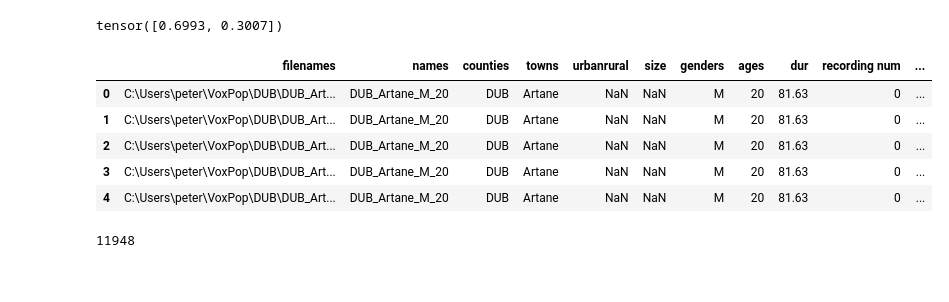
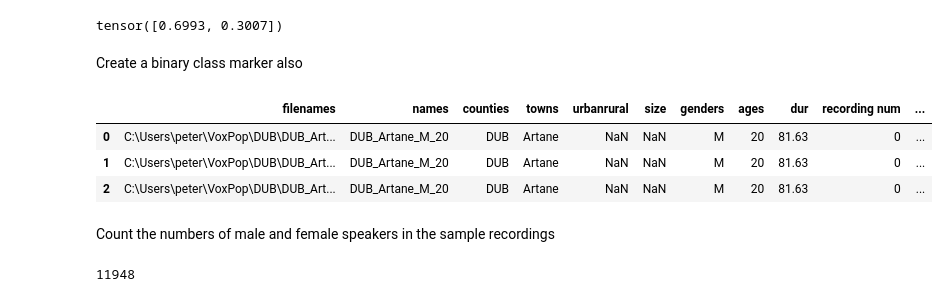
Before and after one commit to dpnolan/voxpop, a Jupyter notebook: irish_accents_class.ipynb, the cells around one changed output. Cells and saved outputs as stored; diff of their text form; code cells hidden in the pictures.

```diff
--- a/irish_accents_class.ipynb
+++ b/irish_accents_class.ipynb
@@ -93,0 +89,3 @@ df2[:5]
+# %%
+recordings1=df1['recording num'].max()
+recordings1
@@ -93,0 +109,4 @@ df2[:5]
+# %%
+#Increase the recording number in the 2nd dataframe so that there are no duplicates
+df2['recording num']=df2['recording num']+recordings1
+df2['recording num']
@@ -153,18 +205,20 @@ class_weights = torch.tensor([weight_dub, weight_antbel],dtype=torch.float)
 class_weights
 # %% [output]
 tensor([0.6993, 0.3007])
+# %% [markdown]
+Create a binary class marker also
 # %%
 mapping = {'DUB': 0, 'ANTBEL': 1}
 input_df['class_id'] = input_df['counties'].map(mapping)
 # %%
-input_df[:5]
+input_df[:3]
 # %% [output]
 |  | filenames | names | counties | towns | urbanrural | size | genders | ages | dur | recording num | ... |
 | 0 | C:\Users\peter\VoxPop\DUB\DUB_Art... | DUB_Artane_M_20 | DUB | Artane | NaN | NaN | M | 20 | 81.63 | 0 | ... |
 | 1 | C:\Users\peter\VoxPop\DUB\DUB_Art... | DUB_Artane_M_20 | DUB | Artane | NaN | NaN | M | 20 | 81.63 | 0 | ... |
 | 2 | C:\Users\peter\VoxPop\DUB\DUB_Art... | DUB_Artane_M_20 | DUB | Artane | NaN | NaN | M | 20 | 81.63 | 0 | ... |
-| 3 | C:\Users\peter\VoxPop\DUB\DUB_Art... | DUB_Artane_M_20 | DUB | Artane | NaN | NaN | M | 20 | 81.63 | 0 | ... |
-| 4 | C:\Users\peter\VoxPop\DUB\DUB_Art... | DUB_Artane_M_20 | DUB | Artane | NaN | NaN | M | 20 | 81.63 | 0 | ... |
+# %% [markdown]
+Count the numbers of male and female speakers in the sample recordings
 # %%
 input_df['genders'][input_df['genders']=='M'].count()
 # %% [output]
```
Also changed, not shown: parts of 65 cells of this notebook.
